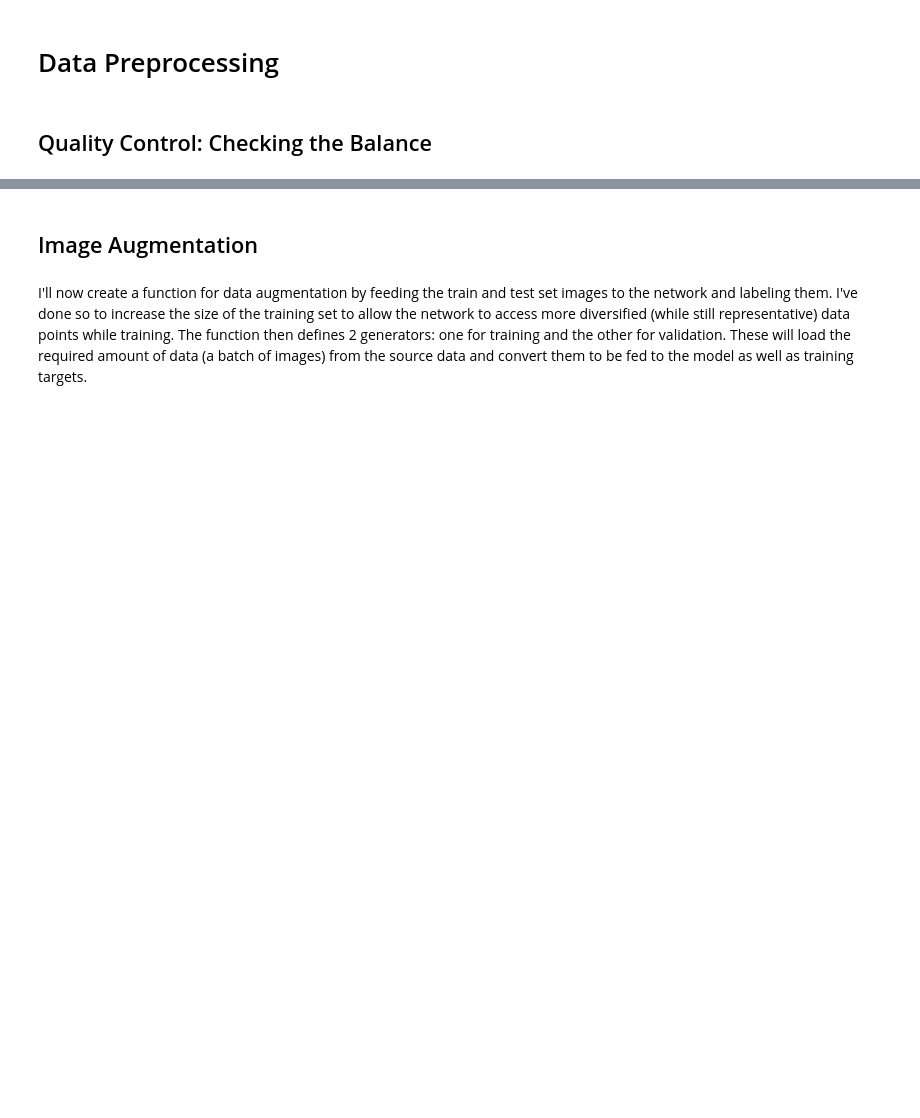
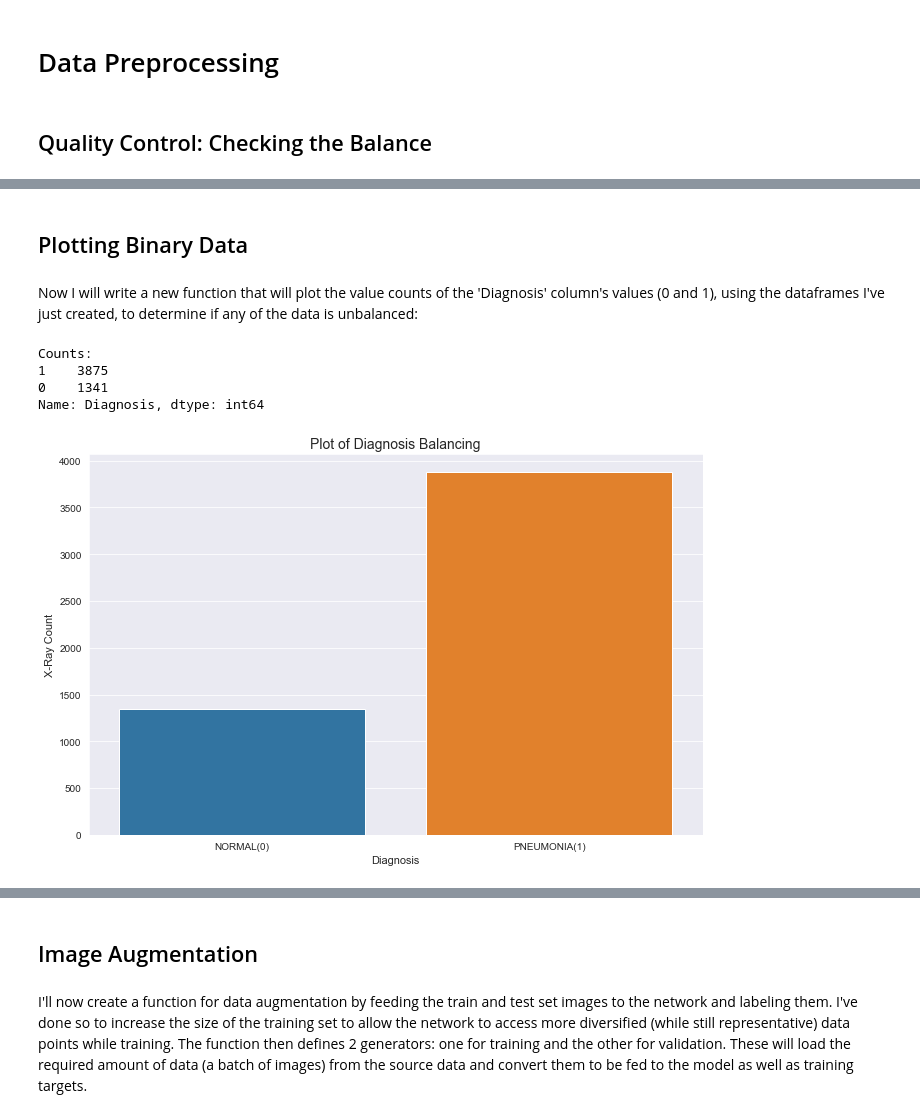
Before and after one commit to samtuleen/X-Ray-Image-Classification, a Jupyter notebook: test notebook.ipynb, the cells around one changed output, grey strips where cells are left out. Drawn from its saved outputs; the diff is of its cells as text; code cells hidden in the pictures; blank space fills up the shorter version.

```diff
--- a/test notebook.ipynb
+++ b/test notebook.ipynb
@@ -137,3 +137,29 @@ for img in pneumonia_images:
 
 #Create the dataframe:
 test_df = pd.DataFrame(test_df, columns=['X-Ray', 'Diagnosis'], index=None)
+# %% [markdown]
+## Plotting Binary Data
+# %% [markdown]
+Now I will write a new function that will plot the value counts of the 'Diagnosis' column's values (0 and 1), using the dataframes I've just created, to determine if any of the data is unbalanced:
+# %%
+def balance_check(data):
+#'data': the dfs we've created
+    xray_count = data['Diagnosis'].value_counts()
+    print('Counts:')
+    print(xray_count)
+
+    plt.figure(figsize=(11,7))
+    sns.barplot(x= xray_count.index, y= xray_count.values)
+    plt.title('Plot of Diagnosis Balancing', fontsize= 14)
+    plt.xlabel('Diagnosis', fontsize= 11)
+    plt.ylabel('X-Ray Count', fontsize= 11)
+    plt.xticks(range(len(xray_count.index)), ['NORMAL(0)', 'PNEUMONIA(1)'])
+    plt.show()
+# %%
+balance_check(train_df)
+# %% [output]
+Counts:
+1    3875
+0    1341
+Name: Diagnosis, dtype: int64
+[figure, added]
```
Also changed, not shown: parts of 11 cells of this notebook.
